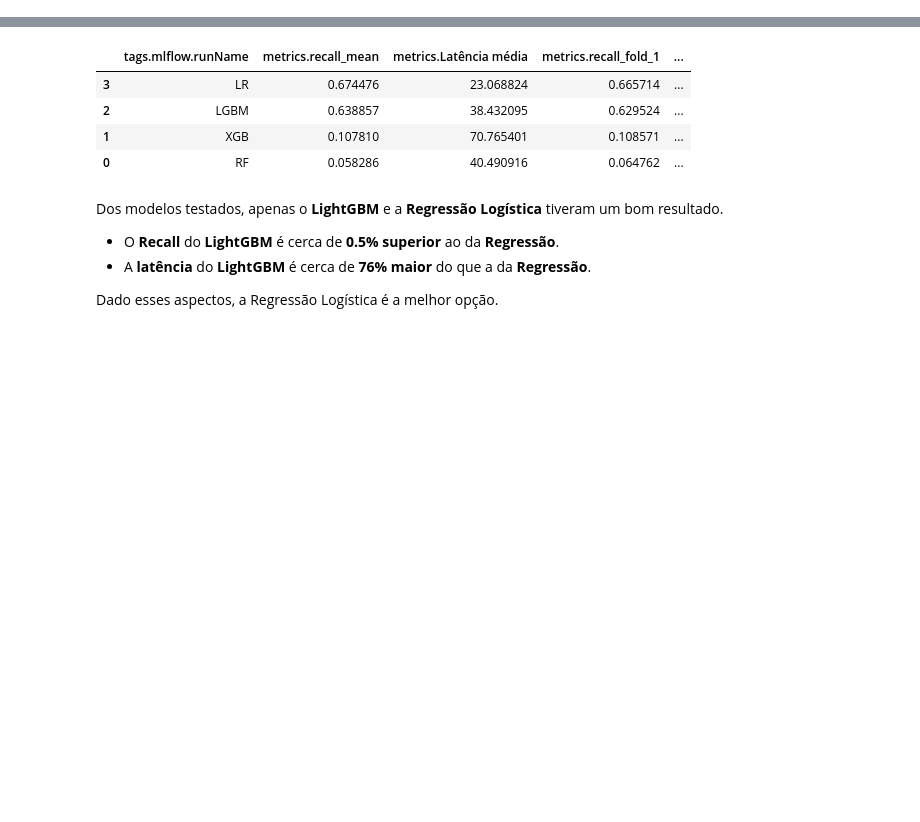
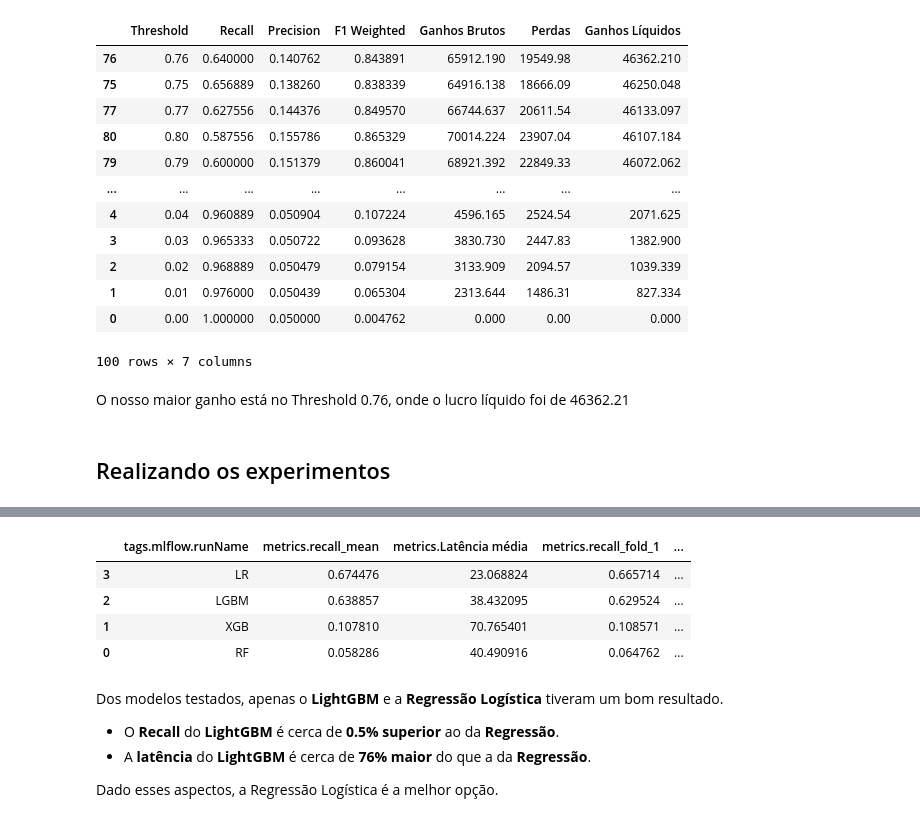
Before and after one commit to dnsrsdata/preditor_fraude, a Jupyter notebook: notebooks/model_experimentation.ipynb, the cells around one changed output, grey strips where cells are left out. Drawn from its saved outputs; the diff is of its cells as text; code cells hidden in the pictures; blank space fills up the shorter version.

```diff
--- a/notebooks/model_experimentation.ipynb
+++ b/notebooks/model_experimentation.ipynb
@@ -87,3 +181,24 @@ kf = StratifiedKFold(shuffle=True, random_state=rs)
+# %%
+# Visualizando os dados em forma de tabela
+pd.DataFrame(data_dict).sort_values(by="Ganhos Líquidos", ascending=False)
+# %% [output]
+|  | Threshold | Recall | Precision | F1 Weighted | Ganhos Brutos | Perdas | Ganhos Líquidos |
+| 76 | 0.76 | 0.640000 | 0.140762 | 0.843891 | 65912.190 | 19549.98 | 46362.210 |
+| 75 | 0.75 | 0.656889 | 0.138260 | 0.838339 | 64916.138 | 18666.09 | 46250.048 |
+| 77 | 0.77 | 0.627556 | 0.144376 | 0.849570 | 66744.637 | 20611.54 | 46133.097 |
+| 80 | 0.80 | 0.587556 | 0.155786 | 0.865329 | 70014.224 | 23907.04 | 46107.184 |
+| 79 | 0.79 | 0.600000 | 0.151379 | 0.860041 | 68921.392 | 22849.33 | 46072.062 |
+| ... | ... | ... | ... | ... | ... | ... | ... |
+| 4 | 0.04 | 0.960889 | 0.050904 | 0.107224 | 4596.165 | 2524.54 | 2071.625 |
+| 3 | 0.03 | 0.965333 | 0.050722 | 0.093628 | 3830.730 | 2447.83 | 1382.900 |
+| 2 | 0.02 | 0.968889 | 0.050479 | 0.079154 | 3133.909 | 2094.57 | 1039.339 |
+| 1 | 0.01 | 0.976000 | 0.050439 | 0.065304 | 2313.644 | 1486.31 | 827.334 |
+| 0 | 0.00 | 1.000000 | 0.050000 | 0.004762 | 0.000 | 0.00 | 0.000 |
+100 rows × 7 columns
+# %% [markdown]
+O nosso maior ganho está no Threshold 0.76, onde o lucro líquido foi de 46362.21
+# %% [markdown]
+## Realizando os experimentos
 # %%
 # Definindo os dicionarios com os modelos e etapas de pre-processamento que serã utilizadas
 
```
Also changed, not shown: parts of 19 cells of this notebook.
